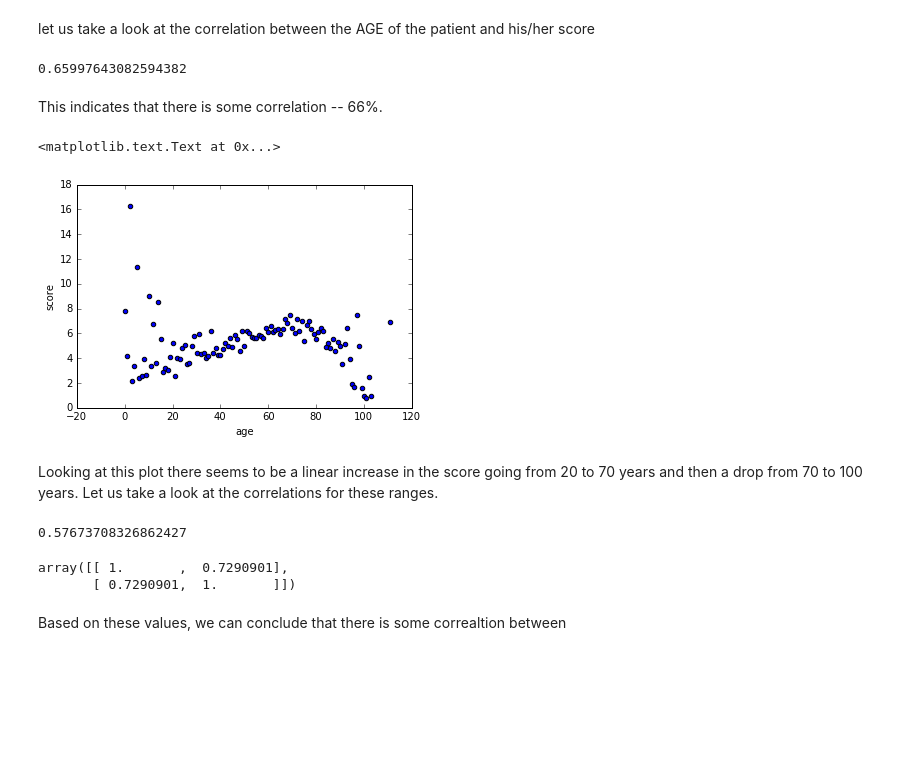
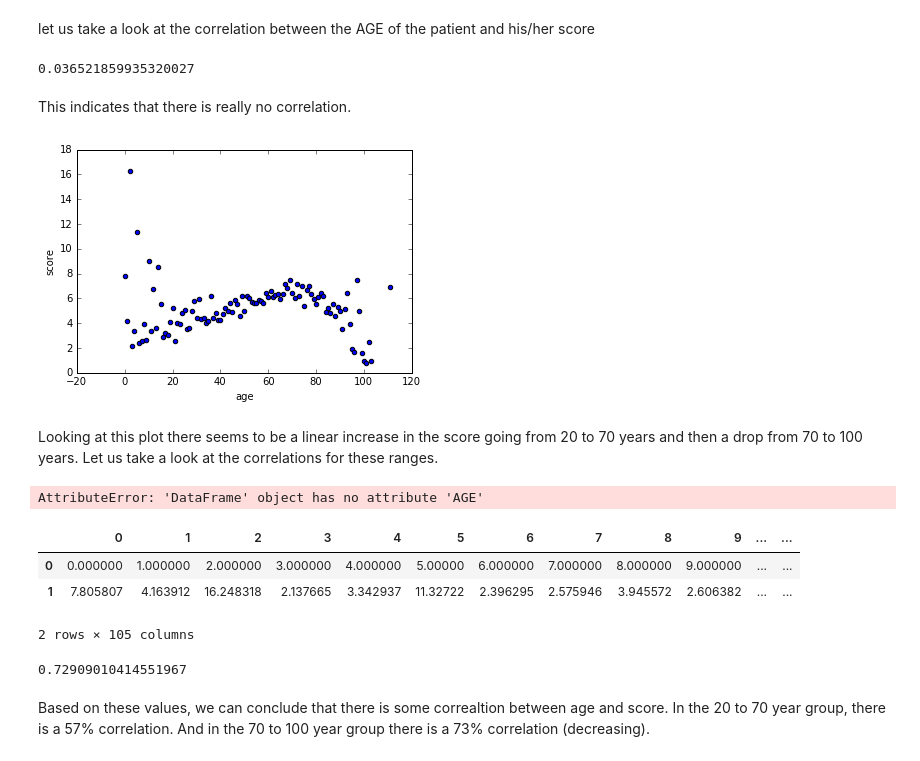
Before and after one commit to ysriram1/Loyola-SAH-Analysis, a Jupyter notebook: Analysis.ipynb, the cells around one changed output. Drawn from its saved outputs; the diff is of its cells as text; code cells hidden in the pictures; blank space fills up the shorter version.

```diff
--- a/Analysis.ipynb
+++ b/Analysis.ipynb
@@ -545,35 +545,41 @@ plt.hist(allStateData.AGE)
 # %% [markdown]
 let us take a look at the correlation between the AGE of the patient and his/her score
 # %%
-stats.pearsonr(allStateData.AGE.sort_values(), allStateData.SCORE.sort_values())[0]
+stats.pearsonr(allStateData.AGE, allStateData.SCORE)[0]
 # %% [output]
-0.65997643082594382
+0.036521859935320027
 # %% [markdown]
-This indicates that there is some correlation -- 66%.
+This indicates that there is really no correlation.
 # %%
 # let us also look at how the (mean) score varies with age
 meanScoreByAge = allStateData.groupby('AGE')['SCORE'].mean()
 plt.scatter(meanScoreByAge.index, meanScoreByAge)
 plt.xlabel('age'); plt.ylabel('score')
+df_AgeScore = pd.DataFrame([meanScoreByAge.index, meanScoreByAge])
 # %% [output]
-<matplotlib.text.Text at 0x...>
 [figure]
 # %% [markdown]
 Looking at this plot there seems to be a linear increase in the score going from 20 to 70 years and then a drop from 70 to 100 years. Let us take a look at the correlations for these ranges.
 # %%
 # 20years to 70years
-age20_70 =allStateData[(allStateData.AGE>20) & (allStateData.AGE<70)].AGE.sort_values()
-score20_70 = allStateData[(allStateData.AGE>20) & (allStateData.AGE<70)].SCORE.sort_values()
+age20_70 =df_AgeScore[(df_AgeScore.AGE>20) & (df_AgeScore.AGE<70)].AGE
+score20_70 = df_AgeScore[(df_AgeScore.AGE>20) & (df_AgeScore.AGE<70)].SCORE
 stats.pearsonr(age20_70, score20_70)[0]
 # %% [output]
-0.57673708326862427
+AttributeError: 'DataFrame' object has no attribute 'AGE'
+# %%
+df_AgeScore
+# %% [output]
+|  | 0 | 1 | 2 | 3 | 4 | 5 | 6 | 7 | 8 | 9 | ... | ... |
+| 0 | 0.000000 | 1.000000 | 2.000000 | 3.000000 | 4.000000 | 5.00000 | 6.000000 | 7.000000 | 8.000000 | 9.000000 | ... | ... |
+| 1 | 7.805807 | 4.163912 | 16.248318 | 2.137665 | 3.342937 | 11.32722 | 2.396295 | 2.575946 | 3.945572 | 2.606382 | ... | ... |
+2 rows × 105 columns
 # %%
 # 70years to 100years
 age70_100 =allStateData[(allStateData.AGE>70) & (allStateData.AGE<100)].AGE.sort_values()
 score70_100 = allStateData[(allStateData.AGE>70) & (allStateData.AGE<100)].SCORE.sort_values()
-np.corrcoef(age70_100, score70_100)
+stats.pearsonr(age70_100, score70_100)[0]
 # %% [output]
-array([[ 1.       ,  0.7290901],
-       [ 0.7290901,  1.       ]])
+0.72909010414551967
 # %% [markdown]
-Based on these values, we can conclude that there is some correaltion between
+Based on these values, we can conclude that there is some correaltion between age and score. In the 20 to 70 year group, there is a 57% correlation. And in the 70 to 100 year group there is a 73% correlation (decreasing).
```
